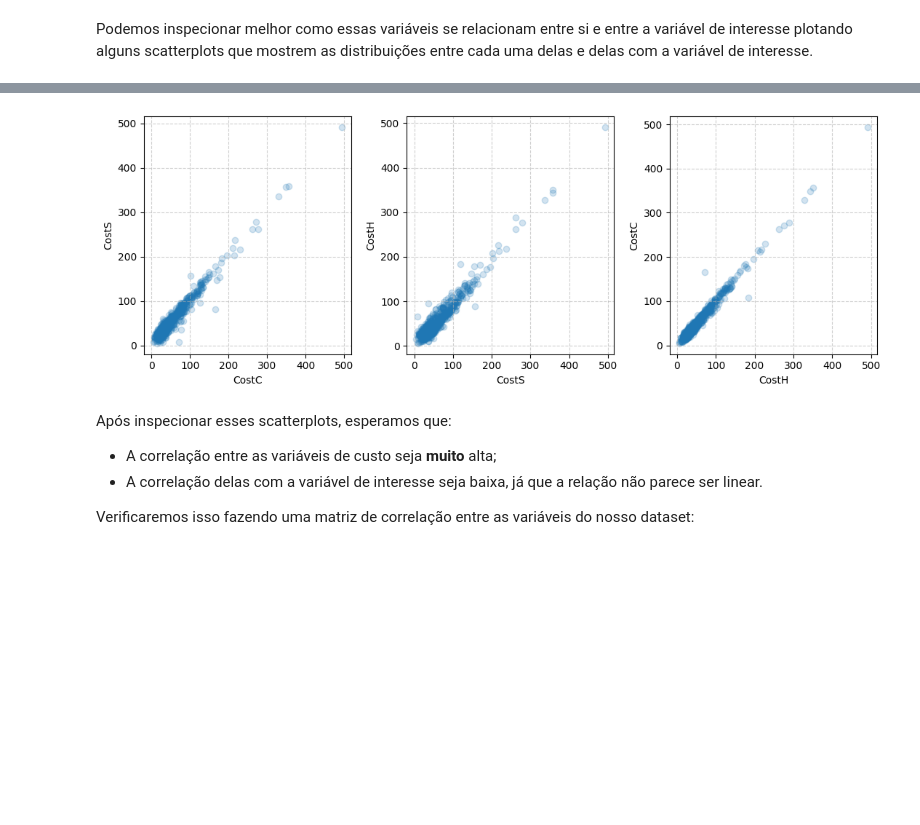
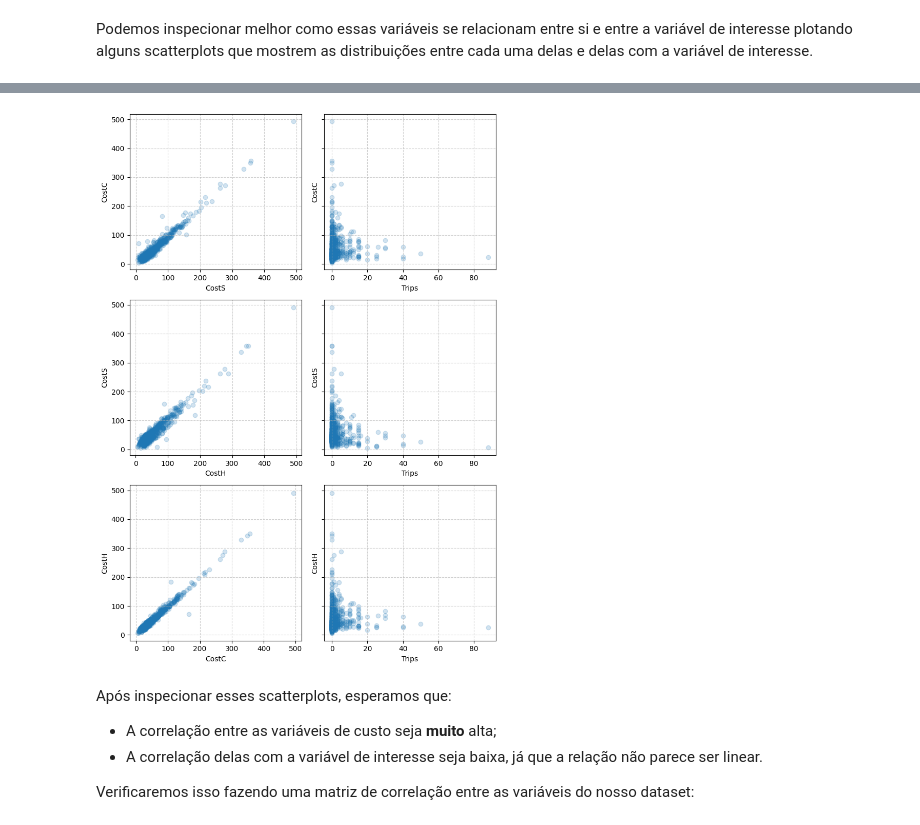
Before and after one commit to pedrotokar/statsmodeling-A2, a Jupyter notebook: A2.ipynb, the cells around one changed output, grey strips where cells are left out. Drawn from its saved outputs; the diff is of its cells as text; code cells hidden in the pictures; blank space fills up the shorter version.

```diff
--- a/A2.ipynb
+++ b/A2.ipynb
@@ -204,21 +193,35 @@ fig.tight_layout()
 # %%
-fig, axs = plt.subplots(1, 3, figsize = (11, 4))
-axs[0].scatter(dados["costC"], dados["costS"], alpha = 0.2)
-axs[0].grid(True, linestyle = "--", alpha = 0.6)
-axs[1].scatter(dados["costS"], dados["costH"], alpha = 0.2)
-axs[1].grid(True, linestyle = "--", alpha = 0.6)
-axs[2].scatter(dados["costH"], dados["costC"], alpha = 0.2)
-axs[2].grid(True, linestyle = "--", alpha = 0.6)
+fig, axs = plt.subplots(3, 2, figsize = (8, 11), sharey = True)
+axs[0, 0].scatter(dados["costS"], dados["costC"], alpha = 0.2)
+axs[0, 0].grid(True, linestyle = "--", alpha = 0.6)
+axs[1, 0].scatter(dados["costH"], dados["costS"], alpha = 0.2)
+axs[1, 0].grid(True, linestyle = "--", alpha = 0.6)
+axs[2, 0].scatter(dados["costC"], dados["costH"], alpha = 0.2)
+axs[2, 0].grid(True, linestyle = "--", alpha = 0.6)
 
-axs[0].set_xlabel("CostC")
-axs[0].set_ylabel("CostS")
-axs[1].set_xlabel("CostS")
-axs[1].set_ylabel("CostH")
-axs[2].set_xlabel("CostH")
-axs[2].set_ylabel("CostC")
+axs[0, 0].set_xlabel("CostS")
+axs[0, 0].set_ylabel("CostC")
+axs[1, 0].set_xlabel("CostH")
+axs[1, 0].set_ylabel("CostS")
+axs[2, 0].set_xlabel("CostC")
+axs[2, 0].set_ylabel("CostH")
+
+axs[0, 1].scatter(dados["trips"], dados["costC"], alpha = 0.2)
+axs[0, 1].grid(True, linestyle = "--", alpha = 0.6)
+axs[1, 1].scatter(dados["trips"], dados["costS"], alpha = 0.2)
+axs[1, 1].grid(True, linestyle = "--", alpha = 0.6)
+axs[2, 1].scatter(dados["trips"], dados["costH"], alpha = 0.2)
+axs[2, 1].grid(True, linestyle = "--", alpha = 0.6)
+
+axs[0, 1].set_xlabel("Trips")
+axs[0, 1].set_ylabel("CostC")
+axs[1, 1].set_xlabel("Trips")
+axs[1, 1].set_ylabel("CostS")
+axs[2, 1].set_xlabel("Trips")
+axs[2, 1].set_ylabel("CostH")
 fig.tight_layout()
 # %% [output]
-[figure, old version]
+[figure, new version]
 # %% [markdown]
 Após inspecionar esses scatterplots, esperamos que:
 
```
Also changed, not shown: parts of 48 cells of this notebook, 25 other files.
